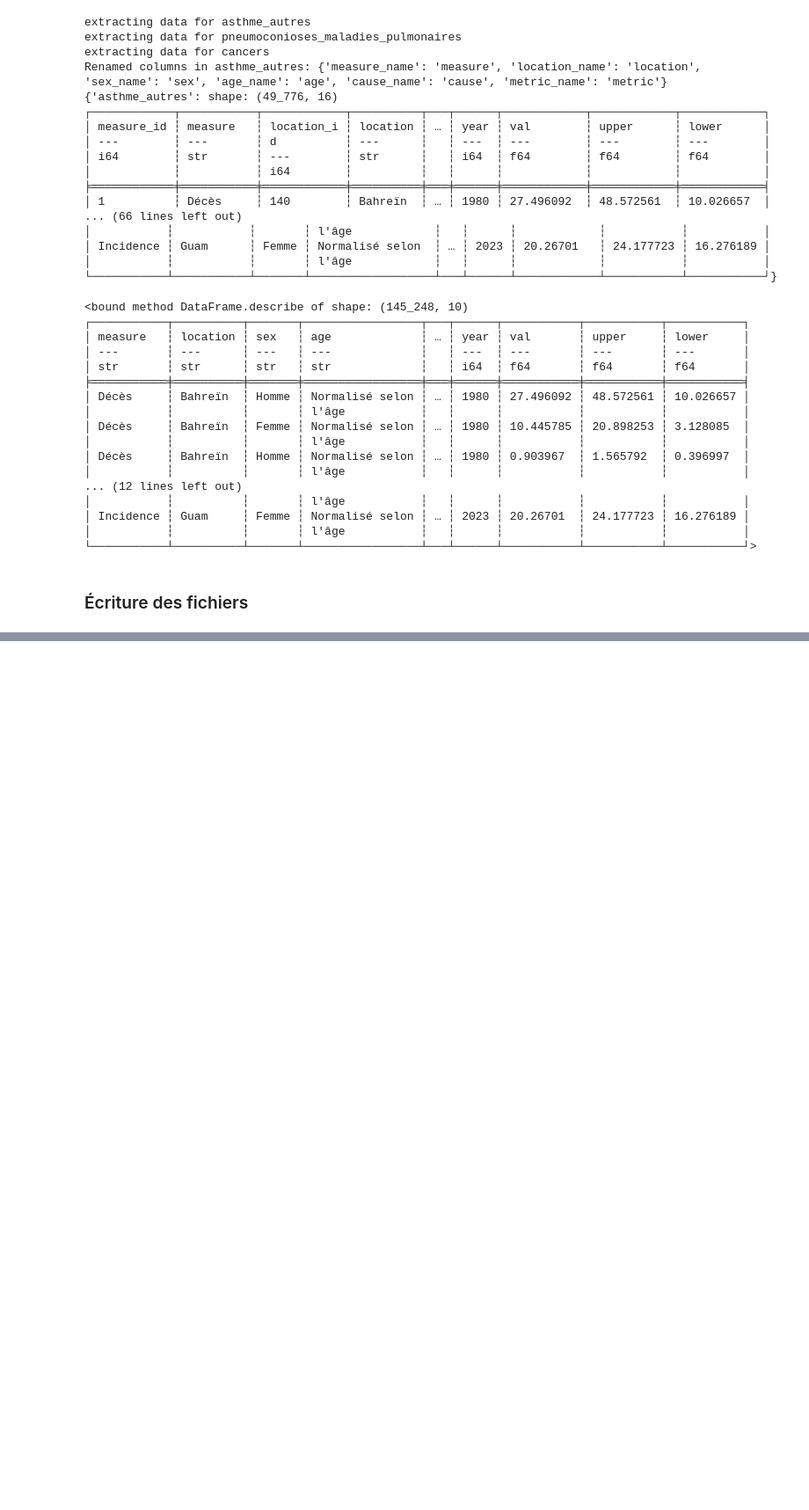
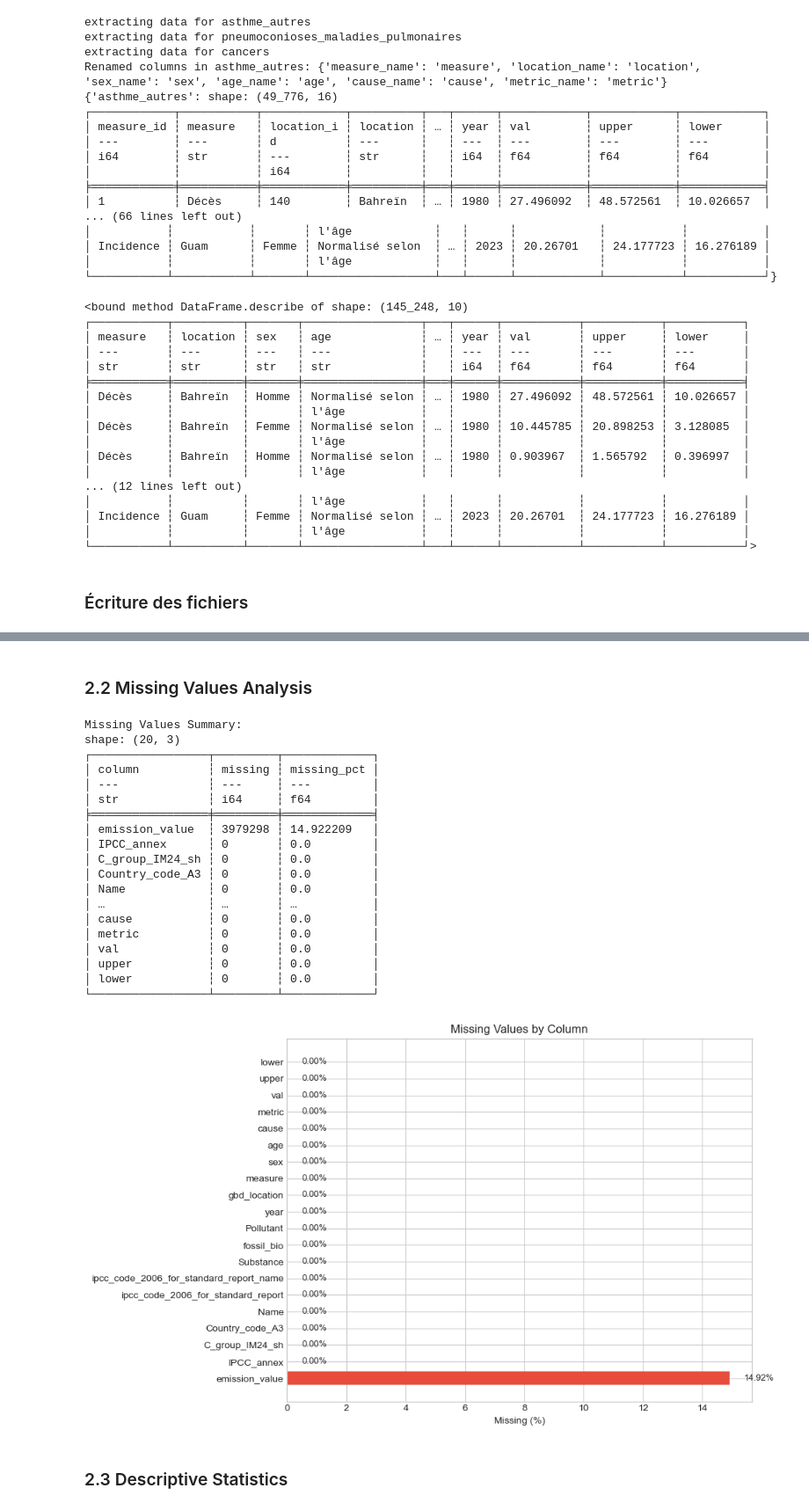
Before and after one commit to malcolm-a/nf21_respiratory_diseases, a Jupyter notebook: data_understanding.ipynb, the cells around one changed output, grey strips where cells are left out. Shown at 88% size. Drawn from its saved outputs; the diff is of its cells as text; code cells hidden in the pictures; blank space fills up the shorter version.

Commit message:
feat: data visualization

```diff
--- a/data_understanding.ipynb
+++ b/data_understanding.ipynb
@@ -142,0 +614,2 @@ gbd.write_csv('data/combined/gbd.csv')
+# %%
+combined2 = pl.read_parquet('data/combined/edgar_gbd_combined.parquet')
@@ -142,0 +643,17 @@ gbd.write_csv('data/combined/gbd.csv')
+# %%
+import matplotlib.pyplot as plt
+import seaborn as sns
+import numpy as np
+
+# Set style for visualizations
+plt.style.use('seaborn-v0_8-whitegrid')
+sns.set_palette("husl")
+
+# Basic dataset info
+print("=" * 60)
+print("COMBINED DATASET SUMMARY")
+print("=" * 60)
+print(f"\nShape: {combined2.shape[0]:,} rows × {combined2.shape[1]} columns")
+print(f"\nColumns:\n{combined2.columns}")
+print(f"\nData types:\n{combined2.dtypes}")
+print(f"\nMemory usage: {combined2.estimated_size() / 1e6:.2f} MB")
@@ -142,0 +716,52 @@ gbd.write_csv('data/combined/gbd.csv')
+# %% [markdown]
+### 2.2 Missing Values Analysis
+# %%
+# Missing values analysis
+null_counts = combined2.null_count()
+total_rows = combined2.shape[0]
+
+missing_df = pl.DataFrame({
+    'column': null_counts.columns,
+    'missing': [null_counts[col][0] for col in null_counts.columns],
+}).with_columns(
+    (pl.col('missing') / total_rows * 100).alias('missing_pct')
+).sort('missing_pct', descending=True)
+
+print("Missing Values Summary:")
+print(missing_df)
+
+# Visualize missing values
+fig, ax = plt.subplots(figsize=(10, 6))
+colors = ['#e74c3c' if x > 0 else '#2ecc71' for x in missing_df['missing_pct']]
+bars = ax.barh(missing_df['column'], missing_df['missing_pct'], color=colors)
+ax.set_xlabel('Missing (%)')
+ax.set_title('Missing Values by Column')
+ax.axvline(x=0, color='black', linewidth=0.5)
+for i, (bar, pct) in enumerate(zip(bars, missing_df['missing_pct'])):
+    ax.text(bar.get_width() + 0.5, bar.get_y() + bar.get_height()/2,
+            f'{pct:.2f}%', va='center', fontsize=9)
+plt.tight_layout()
+plt.show()
+# %% [output]
+Missing Values Summary:
+shape: (20, 3)
+┌─────────────────┬─────────┬─────────────┐
+│ column          ┆ missing ┆ missing_pct │
+│ ---             ┆ ---     ┆ ---         │
+│ str             ┆ i64     ┆ f64         │
+╞═════════════════╪═════════╪═════════════╡
+│ emission_value  ┆ 3979298 ┆ 14.922209   │
+│ IPCC_annex      ┆ 0       ┆ 0.0         │
+│ C_group_IM24_sh ┆ 0       ┆ 0.0         │
+│ Country_code_A3 ┆ 0       ┆ 0.0         │
+│ Name            ┆ 0       ┆ 0.0         │
+│ …               ┆ …       ┆ …           │
+│ cause           ┆ 0       ┆ 0.0         │
+│ metric          ┆ 0       ┆ 0.0         │
+│ val             ┆ 0       ┆ 0.0         │
+│ upper           ┆ 0       ┆ 0.0         │
+│ lower           ┆ 0       ┆ 0.0         │
+└─────────────────┴─────────┴─────────────┘
+[figure, added]
+# %% [markdown]
+### 2.3 Descriptive Statistics
```
Also changed, not shown: parts of 52 cells of this notebook.
